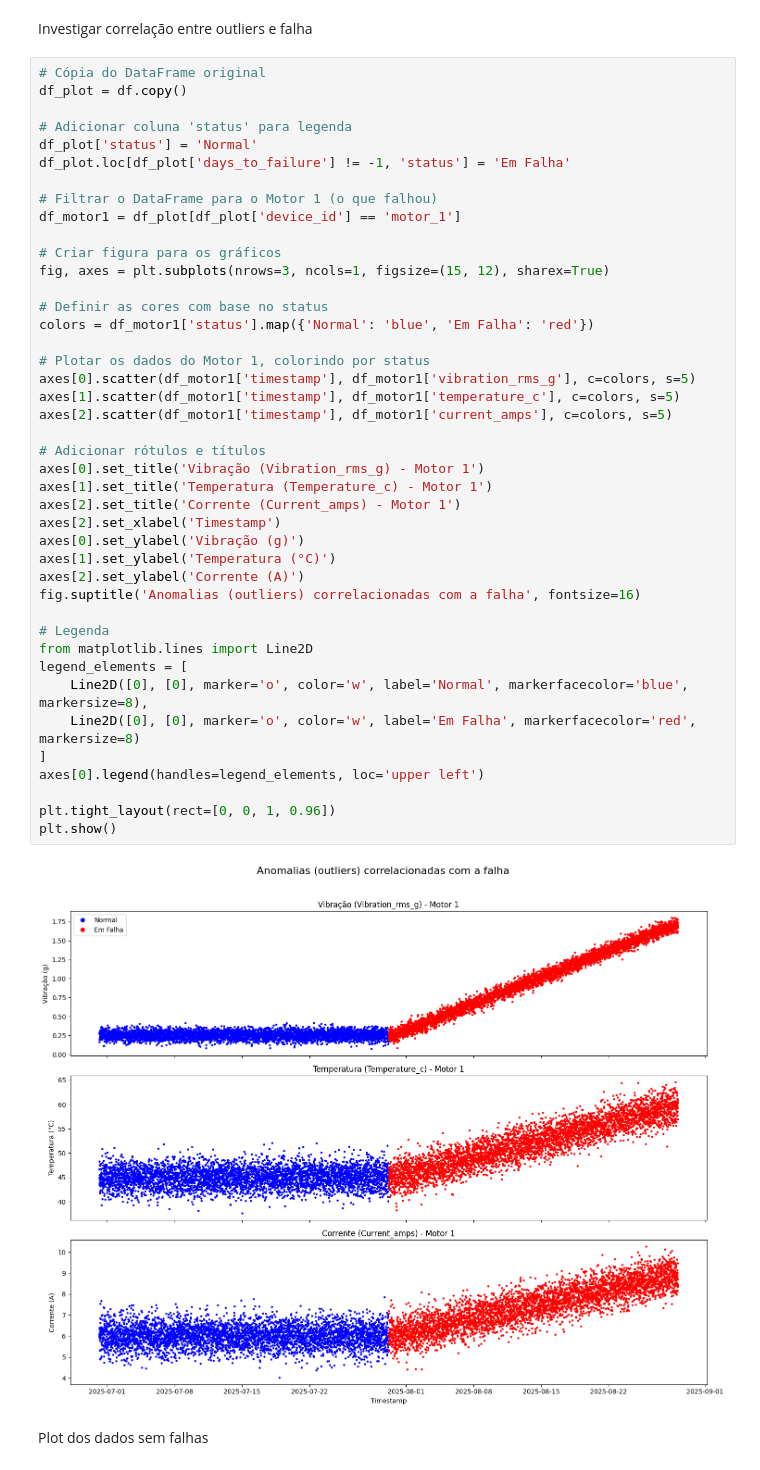
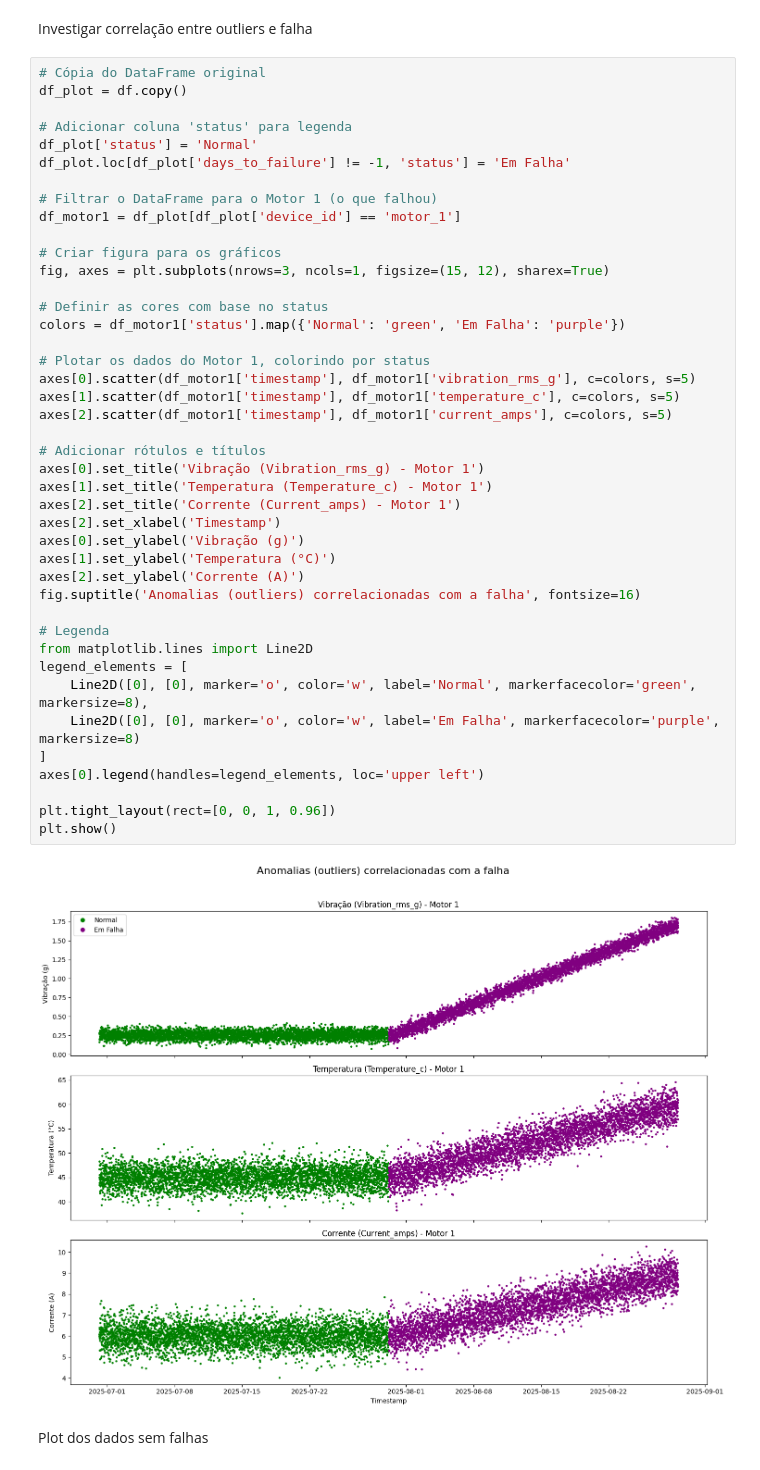
Before and after one commit to jayrom/enterprise_challenge_reply, a Jupyter notebook: sprint_3/src/reply_3_app.ipynb, the cells around one changed output. Saved outputs shown, nothing was run; the diff lists cells and outputs as text.

```diff
--- a/sprint_3/src/reply_3_app.ipynb
+++ b/sprint_3/src/reply_3_app.ipynb
@@ -153,37 +153,37 @@ df_motor1 = df_plot[df_plot['device_id'] == 'motor_1']
 
 # Criar figura para os gráficos
 fig, axes = plt.subplots(nrows=3, ncols=1, figsize=(15, 12), sharex=True)
 
 # Definir as cores com base no status
-colors = df_motor1['status'].map({'Normal': 'blue', 'Em Falha': 'red'})
+colors = df_motor1['status'].map({'Normal': 'green', 'Em Falha': 'purple'})
 
 # Plotar os dados do Motor 1, colorindo por status
 axes[0].scatter(df_motor1['timestamp'], df_motor1['vibration_rms_g'], c=colors, s=5)
 axes[1].scatter(df_motor1['timestamp'], df_motor1['temperature_c'], c=colors, s=5)
 axes[2].scatter(df_motor1['timestamp'], df_motor1['current_amps'], c=colors, s=5)
 
 # Adicionar rótulos e títulos
 axes[0].set_title('Vibração (Vibration_rms_g) - Motor 1')
 axes[1].set_title('Temperatura (Temperature_c) - Motor 1')
 axes[2].set_title('Corrente (Current_amps) - Motor 1')
 axes[2].set_xlabel('Timestamp')
 axes[0].set_ylabel('Vibração (g)')
 axes[1].set_ylabel('Temperatura (°C)')
 axes[2].set_ylabel('Corrente (A)')
 fig.suptitle('Anomalias (outliers) correlacionadas com a falha', fontsize=16)
 
 # Legenda
 from matplotlib.lines import Line2D
 legend_elements = [
-    Line2D([0], [0], marker='o', color='w', label='Normal', markerfacecolor='blue', markersize=8),
-    Line2D([0], [0], marker='o', color='w', label='Em Falha', markerfacecolor='red', markersize=8)
+    Line2D([0], [0], marker='o', color='w', label='Normal', markerfacecolor='green', markersize=8),
+    Line2D([0], [0], marker='o', color='w', label='Em Falha', markerfacecolor='purple', markersize=8)
 ]
 axes[0].legend(handles=legend_elements, loc='upper left')
 
 plt.tight_layout(rect=[0, 0, 1, 0.96])
 plt.show()
 # %% [output]
-[figure, old version]
+[figure, new version]
 # %% [markdown]
 Plot dos dados sem falhas
 # %%
```
